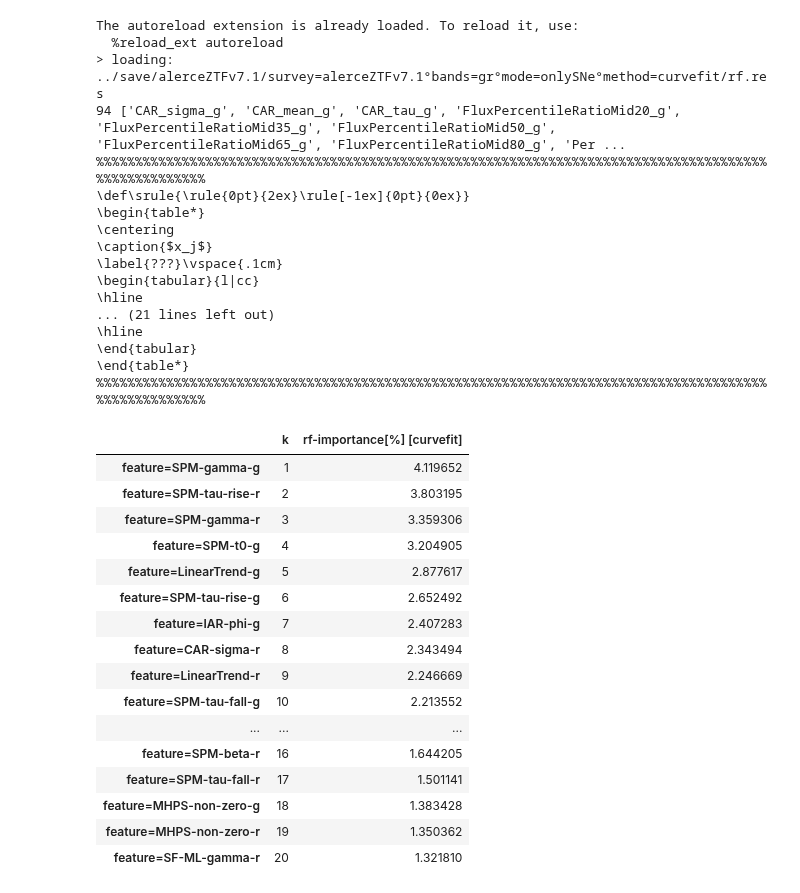
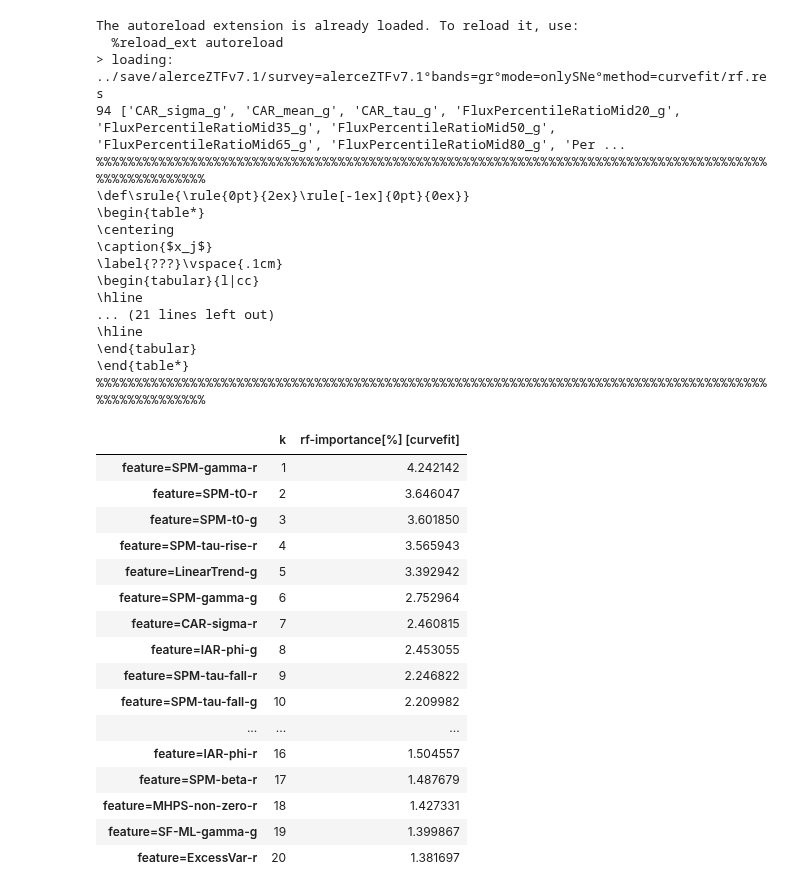
Before and after one commit to opimentel-github/astro-lightcurves-fats, a Jupyter notebook: experiments/random_forest.ipynb, the cells around one changed output. Saved outputs shown, nothing was run; the diff lists cells and outputs as text; code cells hidden in the pictures.

Commit message:
solve wrong synth rf?

```diff
--- a/experiments/random_forest.ipynb
+++ b/experiments/random_forest.ipynb
@@ -75,8 +75,8 @@ from flamingchoripan.cuteplots.cm_plots import plot_custom_confusion_matrix
 from flamingchoripan.datascience.statistics import XError
 import matplotlib.pyplot as plt
 
-max_model_ids = 20
-test_lcset_name = 'test' # val test
+max_model_ids = 100
+test_lcset_name = 'val' # val test
 methods = ['linear', 'mcmc', 'curvefit', 'bspline']
 methods = ['curvefit']
 for method in methods:
@@ -144,7 +147,7 @@ for km,method in enumerate(methods):
     for m in ['b-accuracy', 'b-f1score', 'b-gmean', 'b-dpower']:
         info_dict[f'metric={m} [real]'] = {method:XError([rf_results[f'train'][id]['metrics_dict'][m] for id in model_ids])}
         info_dict[f'metric={m} [synth]'] = {method:XError([rf_results[f'train.{method}'][id]['metrics_dict'][m] for id in model_ids])}
-        info_dict[f'metric={m} [synth+real]'] = {method:XError([rf_results[f'train.{method}+real'][id]['metrics_dict'][m] for id in model_ids])}
+        #info_dict[f'metric={m} [synth+real]'] = {method:XError([rf_results[f'train.{method}+real'][id]['metrics_dict'][m] for id in model_ids])}
 
 info_df = pd.DataFrame.from_dict(info_dict, orient='index').reindex(list(info_dict.keys()))
 #info_df = info_df.sort_values(by=['b-f1score | synth+real'])
@@ -208,8 +207,8 @@ for km,method in enumerate(methods):
     load_filedir = f'../save/{survey}/{new_cfilename}/rf.res'
     rf_results = load_pickle(load_filedir)
     model_ids = list(rf_results['train'].keys())
-    rank = rf_results['train'][model_ids[0]]['rank']
-    features = rf_results['train'][model_ids[0]]['features']
+    rank = rf_results[f'train.{method}'][model_ids[0]]['rank']
+    features = rf_results[f'train.{method}'][model_ids[0]]['features']
     print(len(features), features)
     rank.print_n = 20
     rank.values = [v*100 for v in rank.values]
@@ -219,46 +218,46 @@ for km,method in enumerate(methods):
     info_dict[method] = df
     break
 info_df = info_dict[method]
 
 latex_kwargs = {
     'caption':'$x_j$',
     'label':'???',
 }
 latex_table = LatexTable(info_df, **latex_kwargs)
 print(latex_table)
 info_df
 # %% [output]
 The autoreload extension is already loaded. To reload it, use:
   %reload_ext autoreload
 > loading: ../save/alerceZTFv7.1/survey=alerceZTFv7.1°bands=gr°mode=onlySNe°method=curvefit/rf.res
 94 ['CAR_sigma_g', 'CAR_mean_g', 'CAR_tau_g', 'FluxPercentileRatioMid20_g', 'FluxPercentileRatioMid35_g', 'FluxPercentileRatioMid50_g', 'FluxPercentileRatioMid65_g', 'FluxPercentileRatioMid80_g', 'Per ...
 %%%%%%%%%%%%%%%%%%%%%%%%%%%%%%%%%%%%%%%%%%%%%%%%%%%%%%%%%%%%%%%%%%%%%%%%%%%%%%%%%%%%%%%%%%%%%%%%%%%%
 \def\srule{\rule{0pt}{2ex}\rule[-1ex]{0pt}{0ex}}
 \begin{table*}
 \centering
 \caption{$x_j$}
 \label{???}\vspace{.1cm}
 \begin{tabular}{l|cc}
 \hline
 ... (21 lines left out)
 \hline
 \end{tabular}
 \end{table*}
 %%%%%%%%%%%%%%%%%%%%%%%%%%%%%%%%%%%%%%%%%%%%%%%%%%%%%%%%%%%%%%%%%%%%%%%%%%%%%%%%%%%%%%%%%%%%%%%%%%%%
 |  | k | rf-importance[%] [curvefit] |
-| feature=SPM-gamma-g | 1 | 4.119652 |
-| feature=SPM-tau-rise-r | 2 | 3.803195 |
-| feature=SPM-gamma-r | 3 | 3.359306 |
-| feature=SPM-t0-g | 4 | 3.204905 |
-| feature=LinearTrend-g | 5 | 2.877617 |
-| feature=SPM-tau-rise-g | 6 | 2.652492 |
-| feature=IAR-phi-g | 7 | 2.407283 |
-| feature=CAR-sigma-r | 8 | 2.343494 |
-| feature=LinearTrend-r | 9 | 2.246669 |
-| feature=SPM-tau-fall-g | 10 | 2.213552 |
+| feature=SPM-gamma-r | 1 | 4.242142 |
+| feature=SPM-t0-r | 2 | 3.646047 |
+| feature=SPM-t0-g | 3 | 3.601850 |
+| feature=SPM-tau-rise-r | 4 | 3.565943 |
+| feature=LinearTrend-g | 5 | 3.392942 |
+| feature=SPM-gamma-g | 6 | 2.752964 |
+| feature=CAR-sigma-r | 7 | 2.460815 |
+| feature=IAR-phi-g | 8 | 2.453055 |
+| feature=SPM-tau-fall-r | 9 | 2.246822 |
+| feature=SPM-tau-fall-g | 10 | 2.209982 |
 | ... | ... | ... |
-| feature=SPM-beta-r | 16 | 1.644205 |
-| feature=SPM-tau-fall-r | 17 | 1.501141 |
-| feature=MHPS-non-zero-g | 18 | 1.383428 |
-| feature=MHPS-non-zero-r | 19 | 1.350362 |
-| feature=SF-ML-gamma-r | 20 | 1.321810 |
+| feature=IAR-phi-r | 16 | 1.504557 |
+| feature=SPM-beta-r | 17 | 1.487679 |
+| feature=MHPS-non-zero-r | 18 | 1.427331 |
+| feature=SF-ML-gamma-g | 19 | 1.399867 |
+| feature=ExcessVar-r | 20 | 1.381697 |
```
Also changed, not shown: parts of 2 cells of this notebook, 4 other files.
